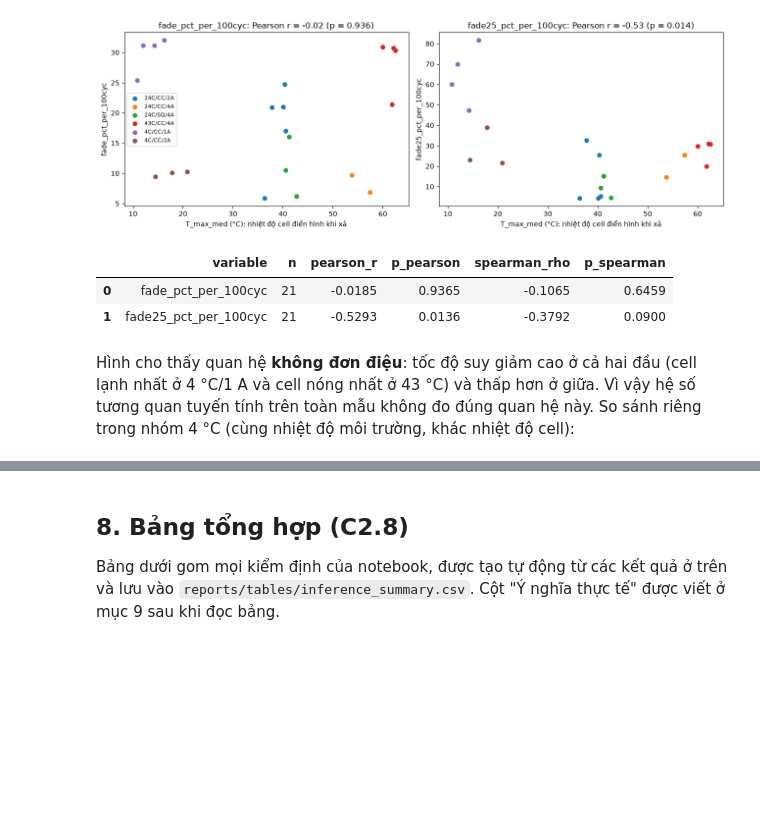
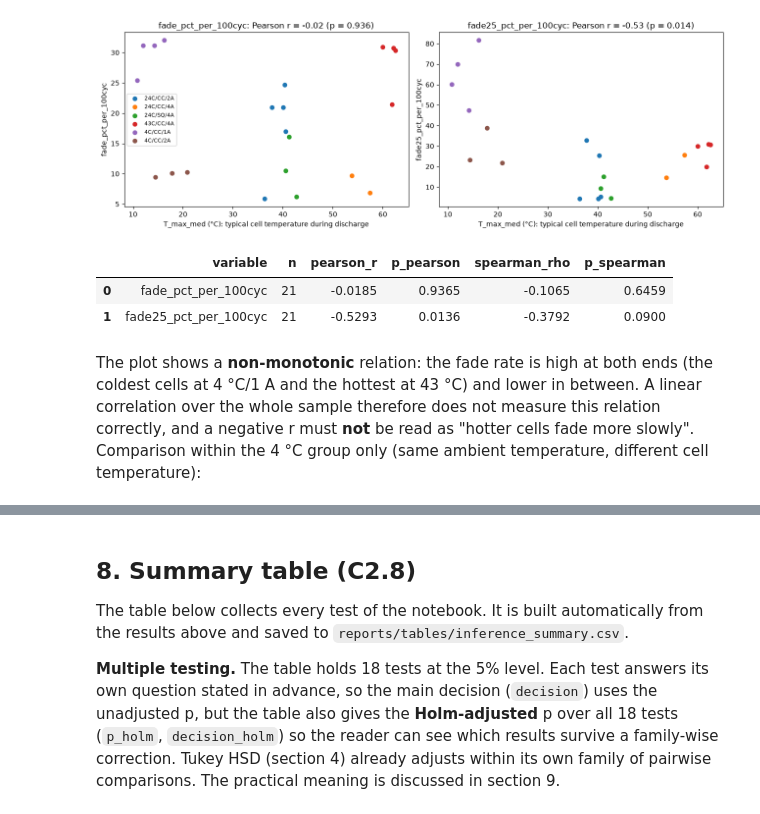
Before and after one commit to Ac-2836/STAT3013.R11.CTTT_Group08, a Jupyter notebook: notebooks/02_inferential.ipynb, the cells around one changed output, grey strips where cells are left out. Drawn from its saved outputs; the diff is of its cells as text; code cells hidden in the pictures; blank space fills up the shorter version.

```diff
--- a/notebooks/02_inferential.ipynb
+++ b/notebooks/02_inferential.ipynb
@@ -135,11 +137,11 @@ for ax, (var, col) in zip(axes, Y.items()):
     t = ci_table[ci_table.variable == col].reset_index(drop=True)
     ax.errorbar(t["mean"], range(len(t)), xerr=t.half_width, fmt="o", capsize=4)
     pts = main[[col, "condition"]]
-    ax.plot(pts[col], [LEVELS.index(c) + 0.15 for c in pts.condition], "x", color="gray", ms=5, label="từng pin")
+    ax.plot(pts[col], [LEVELS.index(c) + 0.15 for c in pts.condition], "x", color="gray", ms=5, label="individual battery")
     ax.set_yticks(range(len(t)), [f"{c} (n={n})" for c, n in zip(t.condition, t.n)])
     ax.invert_yaxis()
-    ax.set_xlabel("điểm % SOH mất đi / 100 chu kỳ")
-    ax.set_title(f"{col}: trung bình và CI 95% (t, df = n−1)")
+    ax.set_xlabel("SOH percentage points lost / 100 cycles")
+    ax.set_title(f"{col}: mean and 95% CI (t, df = n−1)")
     ax.legend(fontsize=8)
 fig.tight_layout()
 fig.savefig(FIG / "inf_01_ci_by_condition.png", dpi=150)
@@ -203,15 +207,15 @@ nên chỉ quan tâm hướng "43 °C suy giảm nhanh hơn". Ba cặp còn lạ
 # %%
 G1_ONLY = ["B0005", "B0006", "B0007", "B0018"]
 PAIRS = {
-    "T1": ("43C/CC/4A", "24C/CC/4A", "greater", "Nhiệt độ ở CC 4 A: 43 °C vs 24 °C"),
-    "T2": ("24C/CC/2A", "4C/CC/2A", "two-sided", "Nhiệt độ ở CC 2 A: 24 °C vs 4 °C"),
-    "T3": ("4C/CC/1A", "4C/CC/2A", "two-sided", "Dòng xả ở 4 °C: 1 A vs 2 A"),
-    "T4": ("24C/SQ/4A", "24C/CC/4A", "two-sided", "Dạng tải ở 24 °C/4 A: xung vuông vs CC"),
+    "T1": ("43C/CC/4A", "24C/CC/4A", "greater", "Temperature at CC 4 A: 43 °C vs 24 °C"),
+    "T2": ("24C/CC/2A", "4C/CC/2A", "two-sided", "Temperature at CC 2 A: 24 °C vs 4 °C"),
+    "T3": ("4C/CC/1A", "4C/CC/2A", "two-sided", "Discharge current at 4 °C: 1 A vs 2 A"),
+    "T4": ("24C/SQ/4A", "24C/CC/4A", "two-sided", "Load profile at 24 °C/4 A: square wave vs CC"),
 }
 
 
 def f_test(a, b):
-    """Two-sided F-test of equal variances (Chap 2 tr. 51): F = s1²/s2², df = (n1-1, n2-1)."""
+    # Two-sided F-test of equal variances (Chap 2 p. 51): F = s1²/s2², df = (n1-1, n2-1)
     F = np.var(a, ddof=1) / np.var(b, ddof=1)
     d1, d2 = len(a) - 1, len(b) - 1
     p = 2 * min(stats.f.cdf(F, d1, d2), stats.f.sf(F, d1, d2))
@@ -224,6 +228,7 @@ def two_sample(name, a, b, alt, label, col, note=""):
     lev = stats.levene(a, b, center="median")
     pooled = pF > ALPHA
     res = stats.ttest_ind(a, b, equal_var=pooled, alternative=alt)
+    welch = stats.ttest_ind(a, b, equal_var=False, alternative=alt)       # sensitivity check
     df = res.df
     tcrit = stats.t.ppf(1 - ALPHA, df) if alt == "greater" else stats.t.ppf(1 - ALPHA / 2, df)
     if pooled:
@@ -238,7 +243,8 @@ def two_sample(name, a, b, alt, label, col, note=""):
             "F": F, "F_df": f"({d1},{d2})", "p_F": pF, "p_Levene": lev.pvalue,
             "t_test": "pooled" if pooled else "Welch", "Ha": alt, "T": res.statistic, "df": df, "t_crit": tcrit,
             "p": res.pvalue, "reject_H0": res.pvalue < ALPHA,
-            "diff": diff, "diff_ci_low": diff - t2 * se, "diff_ci_high": diff + t2 * se}
+            "diff": diff, "diff_ci_low": diff - t2 * se, "diff_ci_high": diff + t2 * se,
+            "p_Welch": welch.pvalue, "reject_H0_Welch": welch.pvalue < ALPHA}
 
 
 t_rows = []
@@ -247,10 +253,10 @@ for col in Y.values():
         a = main.loc[main.condition == g1, col]
         b = main.loc[main.condition == g2, col]
         t_rows.append(two_sample(name, a, b, alt, label, col))
-    # T2 bản Go.md: chỉ G1 (n = 4), không gồm B0036
+    # T2 as in Go.md: G1 only (n = 4), without B0036
     a = main.loc[main.battery_id.isin(G1_ONLY), col]
     b = main.loc[main.condition == "4C/CC/2A", col]
-    t_rows.append(two_sample("T2", a, b, "two-sided", "Nhiệt độ ở CC 2 A: chỉ G1 vs 4 °C", col, note="b (chỉ G1)"))
+    t_rows.append(two_sample("T2", a, b, "two-sided", "Temperature at CC 2 A: G1 only vs 4 °C", col, note="b (G1 only)"))
 t_table = pd.DataFrame(t_rows)
 t_table.round(4)
 # %% [output]
@@ -286,7 +293,7 @@ def anova_table(df, col):
     k, N = by.ngroups, len(y)
     msb, msw = ssb / (k - 1), ssw / (N - k)
     F = msb / msw
-    return pd.DataFrame({"Source": ["Between (điều kiện)", "Within (sai số)", "Total"],
+    return pd.DataFrame({"Source": ["Between (condition)", "Within (error)", "Total"],
                          "SS": [ssb, ssw, ssb + ssw], "df": [k - 1, N - k, N - 1], "MS": [msb, msw, np.nan],
                          "F": [F, np.nan, np.nan], "F_crit": [stats.f.ppf(1 - ALPHA, k - 1, N - k), np.nan, np.nan],
                          "p": [stats.f.sf(F, k - 1, N - k), np.nan, np.nan]})
@@ -297,7 +304,7 @@ for col in Y.values():
     samples = [main.loc[main.condition == lv, col].to_numpy() for lv in LEVELS]
     tab = anova_table(main, col)
     fo = stats.f_oneway(*samples)
-    assert np.isclose(fo.statistic, tab.F[0]) and np.isclose(fo.pvalue, tab.p[0])   # bảng tự tính khớp scipy
+    assert np.isclose(fo.statistic, tab.F[0]) and np.isclose(fo.pvalue, tab.p[0])   # hand-built table matches scipy
     resid = main[col] - main.groupby("condition")[col].transform("mean")
     lev = stats.levene(*samples, center="median")
     sh = stats.shapiro(resid)
@@ -305,7 +312,7 @@ for col in Y.values():
     anova_out[col] = (tab, resid)
     assumption_rows.append({"variable": col, "F": fo.statistic, "p_ANOVA": fo.pvalue, "p_Levene": lev.pvalue,
                             "p_Shapiro_resid": sh.pvalue, "H_Kruskal": kw.statistic, "p_Kruskal": kw.pvalue})
-    print(f"\nBảng ANOVA: {col}")
+    print(f"\nANOVA table: {col}")
     print(tab.round(4).to_string(index=False))
 assumptions = pd.DataFrame(assumption_rows)
 assumptions.round(4)
@@ -328,7 +335,7 @@ Between (điều kiện) 7455.0437   5 1491.0087 12.6682  2.9013 0.0001
 fig, axes = plt.subplots(1, 2, figsize=(11, 4))
 for ax, col in zip(axes, Y.values()):
     stats.probplot(anova_out[col][1], dist="norm", plot=ax)
-    ax.set_title(f"QQ-plot phần dư ANOVA: {col}")
+    ax.set_title(f"QQ-plot of ANOVA residuals: {col}")
 fig.tight_layout()
 fig.savefig(FIG / "inf_02_anova_qq.png", dpi=150)
 plt.show()
@@ -487,31 +497,32 @@ quan trọng hơn nhiệt độ môi trường. Tính Pearson r kèm kiểm đ
 # %%
 corr_rows = []
 fig, axes = plt.subplots(1, 2, figsize=(13, 4.5))
 for ax, col in zip(axes, Y.values()):
     pr = stats.pearsonr(main.T_max_med, main[col])
     sr = stats.spearmanr(main.T_max_med, main[col])
     corr_rows.append({"variable": col, "n": len(main), "pearson_r": pr.statistic, "p_pearson": pr.pvalue,
                       "spearman_rho": sr.statistic, "p_spearman": sr.pvalue})
     for lv in LEVELS:
         d = main[main.condition == lv]
         ax.scatter(d.T_max_med, d[col], label=lv, s=35)
-    ax.set_xlabel("T_max_med (°C): nhiệt độ cell điển hình khi xả")
+    ax.set_xlabel("T_max_med (°C): typical cell temperature during discharge")
     ax.set_ylabel(col)
     ax.set_title(f"{col}: Pearson r = {pr.statistic:.2f} (p = {pr.pvalue:.3f})")
 axes[0].legend(fontsize=8)
 fig.tight_layout()
 fig.savefig(FIG / "inf_03_fade_vs_cell_temp.png", dpi=150)
 plt.show()
 corr_table = pd.DataFrame(corr_rows)
 corr_table.round(4)
 # %% [output]
-[figure, old version]
+[figure, new version]
 |  | variable | n | pearson_r | p_pearson | spearman_rho | p_spearman |
 | 0 | fade_pct_per_100cyc | 21 | -0.0185 | 0.9365 | -0.1065 | 0.6459 |
 | 1 | fade25_pct_per_100cyc | 21 | -0.5293 | 0.0136 | -0.3792 | 0.0900 |
-# %% [markdown]
-Hình cho thấy quan hệ **không đơn điệu**: tốc độ suy giảm cao ở cả hai đầu (cell lạnh nhất ở 4 °C/1 A và cell nóng nhất ở 43 °C) và thấp hơn ở giữa.
-Vì vậy hệ số tương quan tuyến tính trên toàn mẫu không đo đúng quan hệ này. So sánh riêng trong nhóm 4 °C (cùng nhiệt độ môi trường, khác nhiệt độ cell):
+# %% [markdown]
+The plot shows a **non-monotonic** relation: the fade rate is high at both ends (the coldest cells at 4 °C/1 A and the hottest at 43 °C) and lower in between.
+A linear correlation over the whole sample therefore does not measure this relation correctly, and a negative r must **not** be read as "hotter cells fade more slowly".
+Comparison within the 4 °C group only (same ambient temperature, different cell temperature):
 # %%
 cold = main[main.ambient_C == 4]
 cold_rows = []
@@ -525,9 +536,12 @@ pd.DataFrame(cold_rows).round(4)
 |  | subset | variable | n | pearson_r | p_pearson | spearman_rho | p_spearman |
 | 0 | 4 °C (G7 + G9) | fade_pct_per_100cyc | 7 | -0.5861 | 0.1667 | -0.3214 | 0.4821 |
 | 1 | 4 °C (G7 + G9) | fade25_pct_per_100cyc | 7 | -0.5177 | 0.2340 | -0.5357 | 0.2152 |
-# %% [markdown]
-## 8. Bảng tổng hợp (C2.8)
-
-Bảng dưới gom mọi kiểm định của notebook, được tạo tự động từ các kết quả ở trên và lưu vào `reports/tables/inference_summary.csv`.
-Cột "Ý nghĩa thực tế" được viết ở mục 9 sau khi đọc bảng.
+# %% [markdown]
+## 8. Summary table (C2.8)
+
+The table below collects every test of the notebook. It is built automatically from the results above and saved to `reports/tables/inference_summary.csv`.
+
+**Multiple testing.** The table holds 18 tests at the 5% level. Each test answers its own question stated in advance, so the main decision (`decision`) uses the unadjusted p,
+but the table also gives the **Holm-adjusted** p over all 18 tests (`p_holm`, `decision_holm`) so the reader can see which results survive a family-wise correction.
+Tukey HSD (section 4) already adjusts within its own family of pairwise comparisons. The practical meaning is discussed in section 9.
 # %%
```
Also changed, not shown: parts of 33 cells of this notebook, 5 other files.
